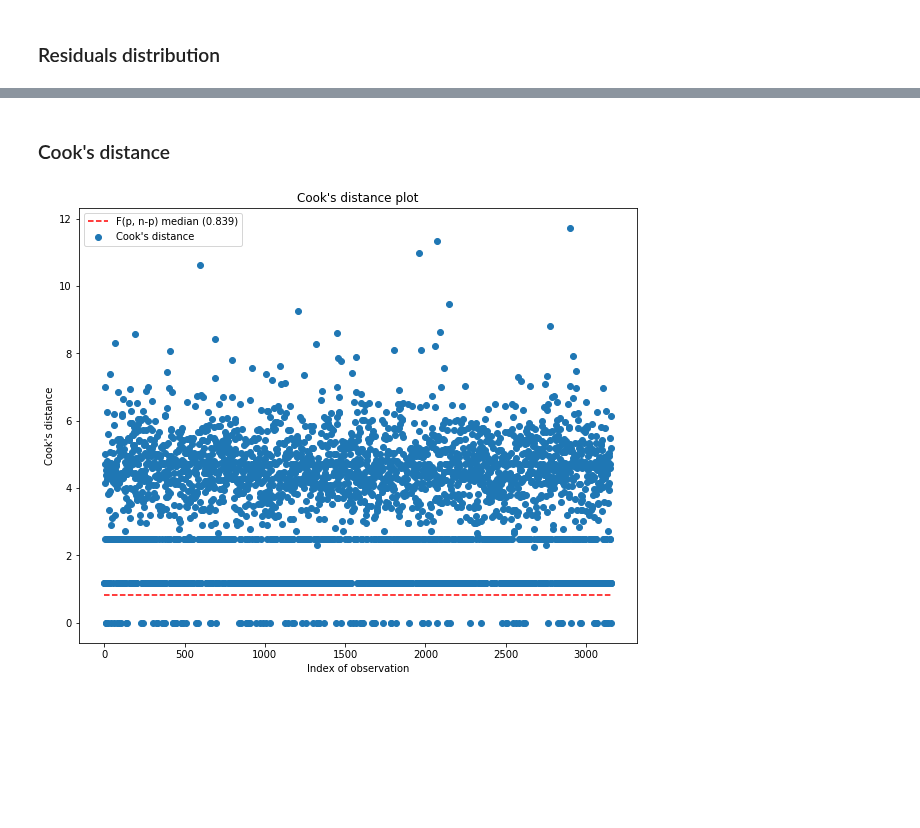
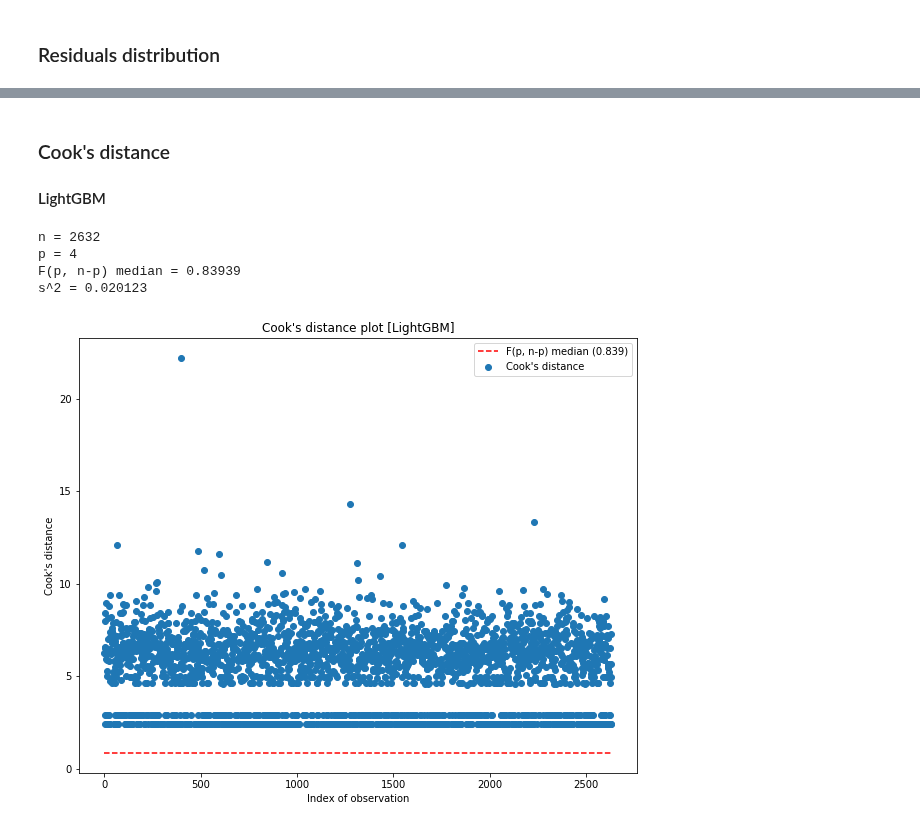
Before and after one commit to pbiecek/InterpretableMachineLearning2018S, a Jupyter notebook: PraceDomowe/PD6/Piotr_Halama_PD6.ipynb, the cells around one changed output, grey strips where cells are left out. Cells and saved outputs as stored; diff of their text form; code cells hidden in the pictures; blank space fills up the shorter version.

```diff
--- a/PraceDomowe/PD6/Piotr_Halama_PD6.ipynb
+++ b/PraceDomowe/PD6/Piotr_Halama_PD6.ipynb
@@ -56,7 +61,7 @@ X['w6_q26'] = X['w6_q26'].astype('category').cat.set_categories(
 y = y.astype('category')
 
 X_train, X_test, y_train, y_test = train_test_split(
-    X, y, test_size=0.1, random_state=1)
+    X, y, test_size=0.25, random_state=1)
 # %% [markdown]
 ##### Model
 
@@ -79,0 +102,11 @@ f1_score(y_test, y_pred, pos_label='Yes, I am Married')
+# %%
+mapper = DataFrameMapper([
+    (['w6_q21d_year'], Normalizer()),
+    ('w6_q21d_month', LabelBinarizer()),
+    ('w6_q25', LabelBinarizer()),
+    ('w6_q26', LabelBinarizer()),
+])
+
+clf_aux = Pipeline([('mapper', mapper), ('clf', LassoCV(cv=3))])
+
+clf_aux.fit(X_train_aux, y_train_aux)
@@ -146,0 +245,24 @@ plt.show()
+# %%
+dep = X_train_aux['w6_q21d_year']
+
+res = res[pd.notna(dep)]
+dep = dep[pd.notna(dep)]
+
+gam = LinearGAM().fit(dep, res_aux)
+
+term = gam.terms[0]
+XX = gam.generate_X_grid(term=0)
+pdep = gam.partial_dependence(term=0, X=XX)
+
+plt.figure(figsize=(10, 8))
+
+plt.scatter(dep, res_aux, label='Residuals')
+plt.plot(XX[:, term.feature], pdep, c='r', label='GAM')
+plt.plot(np.linspace(np.min(dep), np.max(dep), 10), np.repeat(0, 10), c='g', ls='--', label='y = 0')
+
+plt.xlabel('Year of marriage')
+plt.ylabel('Residuals')
+plt.title("Residuals vs Year of Marriage [Lasso]")
+plt.legend()
+
+plt.show()
@@ -147,10 +271,20 @@ plt.show()
 # %% [markdown]
 ### Cook's distance
+#### LightGBM
 # %%
 n, p = X_train.shape
 
 s2 = np.sum(res**2) / (n - p)
 f05 = f.median(p, n - p)
+# %%
+print(f'n = {n}\np = {p}')
+print(f'F(p, n-p) median = {f05:.5}')
+print(f's^2 = {s2:.5}')
+# %% [output]
+n = 2632
+p = 4
+F(p, n-p) median = 0.83939
+s^2 = 0.020123
 # %%
 cooks = list()
 # influence = list()
@@ -168,17 +302,17 @@ for i in range(n):
 # %%
 plt.figure(figsize=(10, 8))
 
 plt.scatter(range(n), cooks, label='Cook\'s distance')
 plt.plot(np.linspace(0, n, 10), np.repeat(f05, 10), c='r', ls='--', label=f'F(p, n-p) median ({f05:.3})')
 
 plt.xlabel('Index of observation')
 plt.ylabel('Cook\'s distance')
-plt.title("Cook's distance plot")
+plt.title("Cook's distance plot [LightGBM]")
 plt.legend()
 
 plt.show()
 # %% [output]
-[figure, old version]
+[figure, new version]
 # %%
 plt.figure(figsize=(10, 8))
 
```
Also changed, not shown: parts of 30 cells of this notebook.
